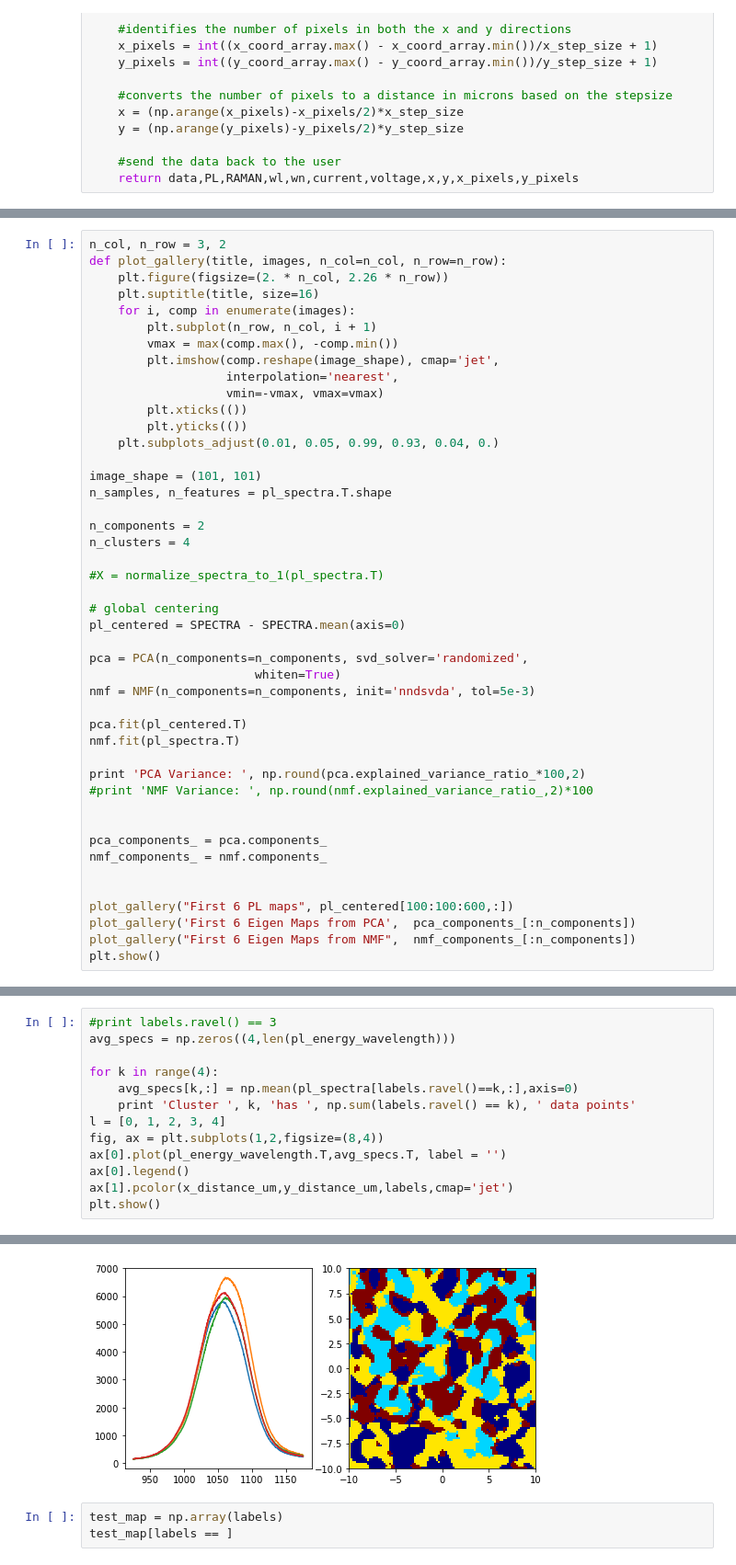
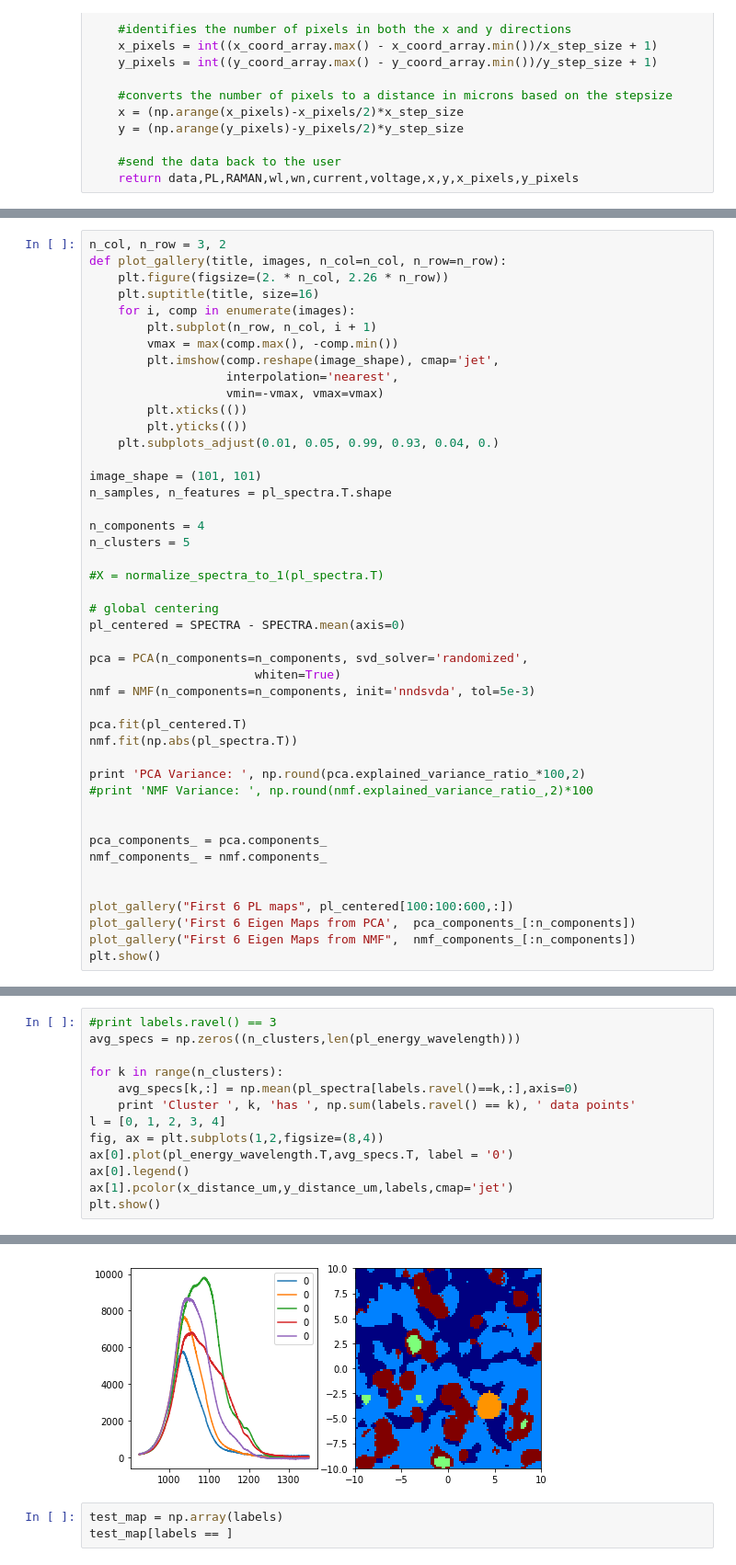
Before and after one commit to ttmn313/CIGS_Na_Analysis, a Jupyter notebook: PL_PCA.ipynb, the cells around one changed output, grey strips where cells are left out. Shown at 92% size. Drawn from its saved outputs; the diff is of its cells as text.

```diff
--- a/PL_PCA.ipynb
+++ b/PL_PCA.ipynb
@@ -170,8 +170,8 @@ def plot_gallery(title, images, n_col=n_col, n_row=n_row):
 image_shape = (101, 101)
 n_samples, n_features = pl_spectra.T.shape
 
-n_components = 2
-n_clusters = 4
+n_components = 4
+n_clusters = 5
 
 #X = normalize_spectra_to_1(pl_spectra.T)
 
@@ -183,7 +183,7 @@ pca = PCA(n_components=n_components, svd_solver='randomized',
 nmf = NMF(n_components=n_components, init='nndsvda', tol=5e-3)
 
 pca.fit(pl_centered.T)
-nmf.fit(pl_spectra.T)
+nmf.fit(np.abs(pl_spectra.T))
 
 print 'PCA Variance: ', np.round(pca.explained_variance_ratio_*100,2)
 #print 'NMF Variance: ', np.round(nmf.explained_variance_ratio_,2)*100
@@ -400,13 +400,13 @@ plt.show()
 # %%
 #print labels.ravel() == 3
-avg_specs = np.zeros((4,len(pl_energy_wavelength)))
+avg_specs = np.zeros((n_clusters,len(pl_energy_wavelength)))
 
-for k in range(4):
+for k in range(n_clusters):
     avg_specs[k,:] = np.mean(pl_spectra[labels.ravel()==k,:],axis=0)
     print 'Cluster ', k, 'has ', np.sum(labels.ravel() == k), ' data points'
 l = [0, 1, 2, 3, 4]
 fig, ax = plt.subplots(1,2,figsize=(8,4))
-ax[0].plot(pl_energy_wavelength.T,avg_specs.T, label = '')
+ax[0].plot(pl_energy_wavelength.T,avg_specs.T, label = '0')
 ax[0].legend()
 ax[1].pcolor(x_distance_um,y_distance_um,labels,cmap='jet')
 plt.show()
@@ -418,4 +419,4 @@ Cluster  3 has  2580  data points
-[figure, old version]
+[figure, new version]
 # %%
 test_map = np.array(labels)
 test_map[labels == ]
```
Also changed, not shown: parts of 9 cells of this notebook.
